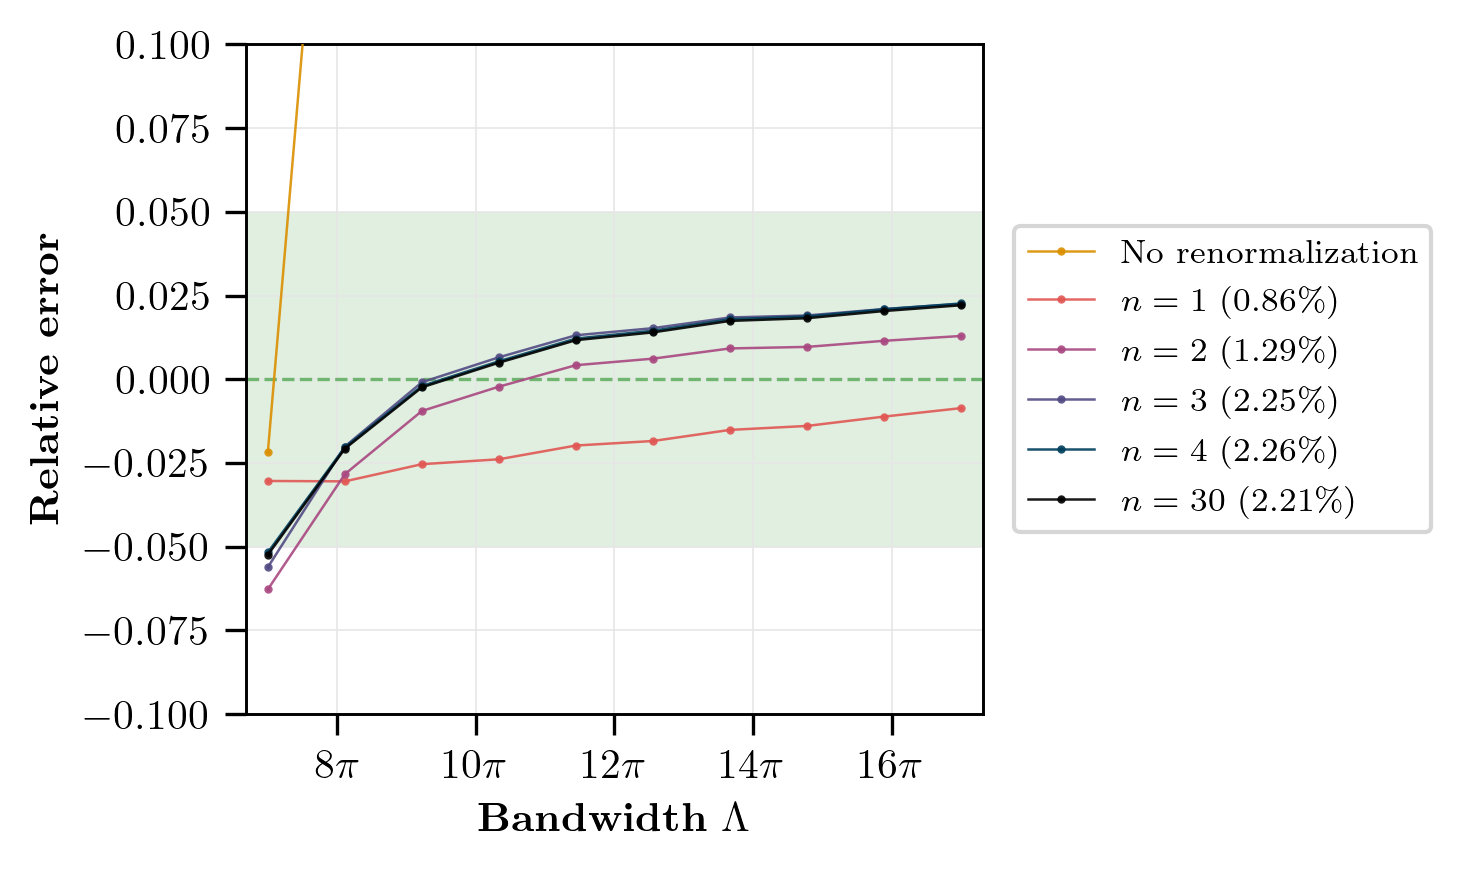
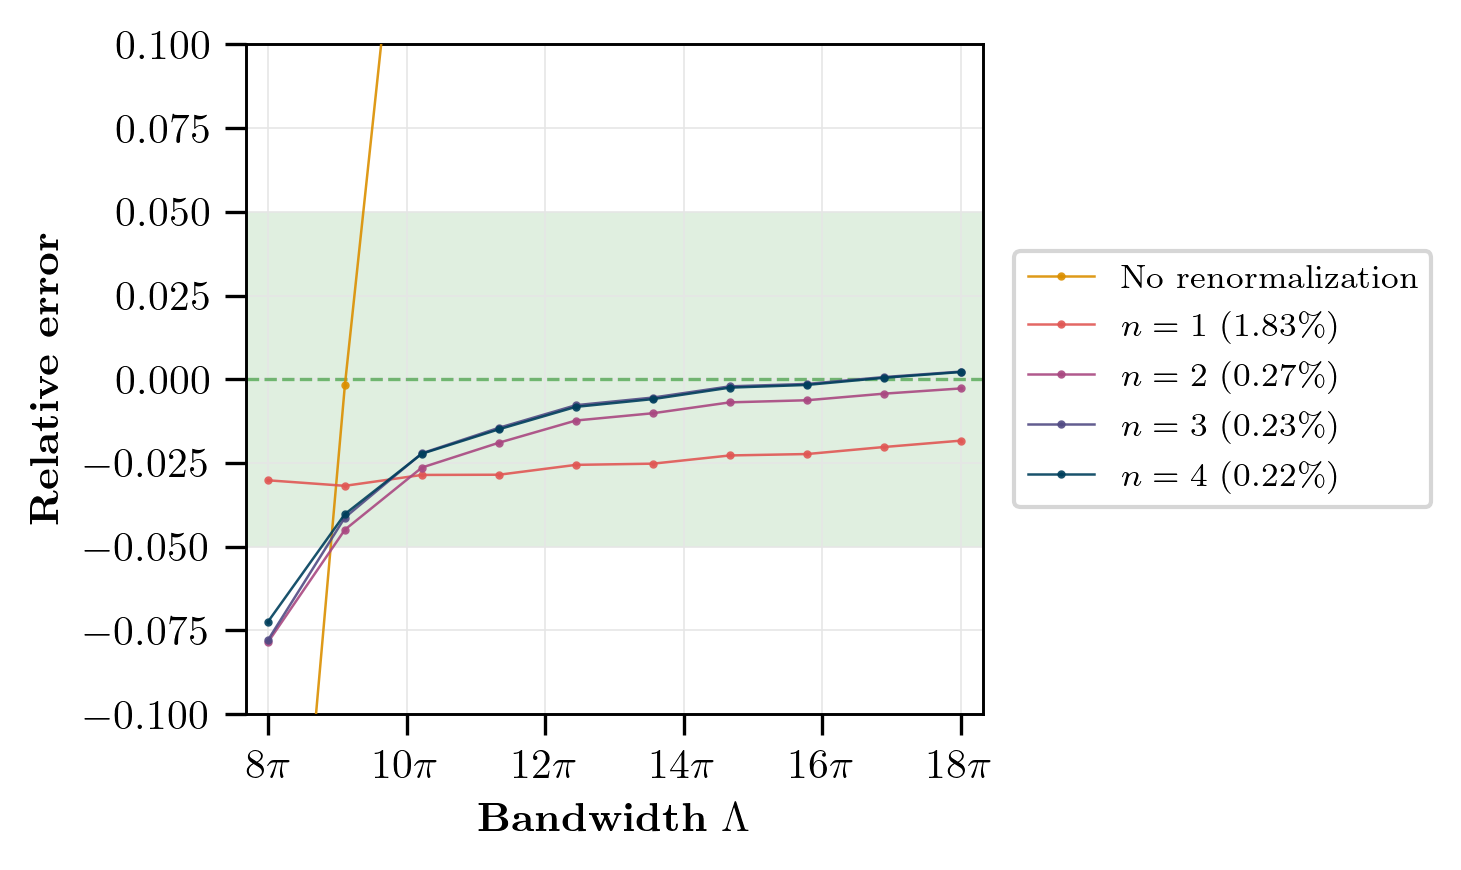
The change to this notebook cell's code, shown as a diff; its figure went from the first image to the second:
--- before
+++ after
@@ -73,4 +73,4 @@
 
 plt.tight_layout()
-plt.savefig(f'../results/fig/coincidence_vs_n_ir{int(ir_tab[0]/pi)}_{index_omega_q}.pdf')
+#plt.savefig(f'../results/fig/coincidence_vs_n_ir{int(ir_tab[0]/pi)}_{index_omega_q}.pdf')
 plt.show()

Commit: backup